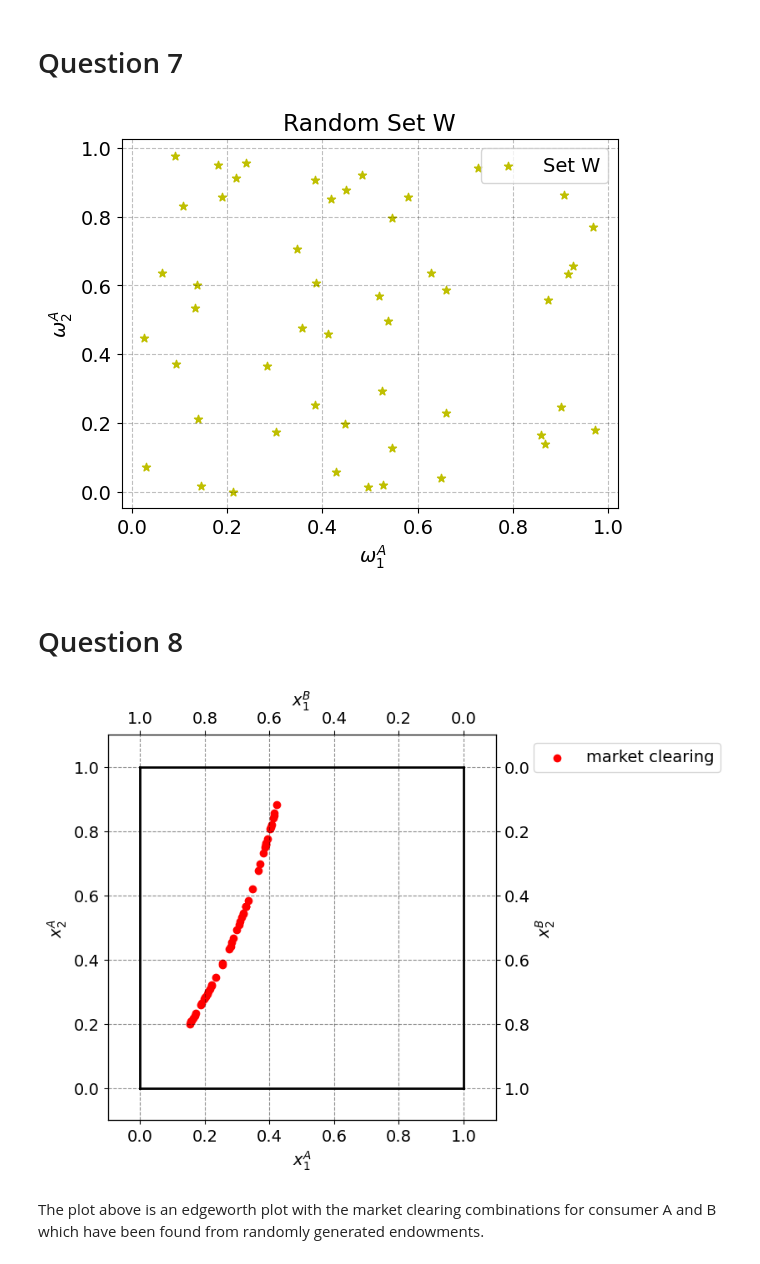
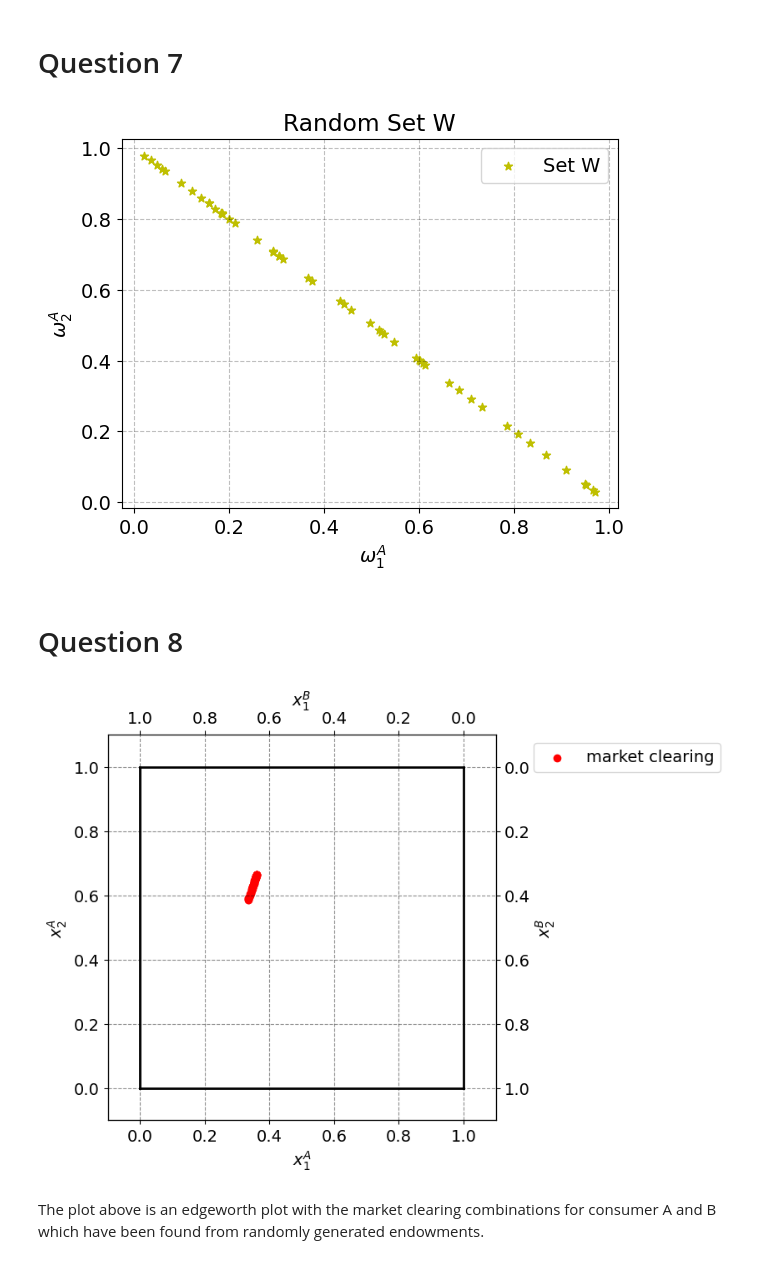
Before and after one commit to sgv491/projects-2024-Bertil-Nikoline-Victor, a Jupyter notebook: inauguralproject/InauguralProject2024.ipynb, the cells around one changed output. Cells and saved outputs as stored; diff of their text form; code cells hidden in the pictures.

```diff
--- a/inauguralproject/InauguralProject2024.ipynb
+++ b/inauguralproject/InauguralProject2024.ipynb
@@ -347,25 +347,33 @@ We can also see that the allocations for question 5a and 5b
 # Question 7
 # %%
 # 1. Set seed for reproducibility
-np.random.seed(888)
+np.random.seed(42)
 
 # 2. Generate 50 random elements for W
 num_elements = 50
-W = np.random.rand(num_elements, 2)
+random_np = np.random.rand(num_elements, 1)
+random_list = random_np.tolist()
 
-# 3. Plot the set W
-plt.scatter(W[:, 0], W[:, 1], label='Set W', marker='*', color='y')
+# 3. Creating the list W with endowments
+W = [(x[0], 1 - x[0]) for x in random_list]
 
-# 4. Add labels and legend
+# 4. Seperating the list with touples so it can be plotted
+w1_endowment = [x[0] for x in W]
+w2_endowment = [x[1] for x in W]
+
+# 5. Plot the set W
+plt.scatter(w1_endowment, w2_endowment, label='Set W', marker='*', color='y')
+
+# 6. Add labels and legend
 plt.xlabel(' $ \omega_{1}^{A} $')
 plt.ylabel('$ \omega_{2}^{A} $')
 plt.title('Random Set W')
 plt.legend()
 
-# 5. Show the plot
+# 7. Show the plot
 plt.show()
 # %% [output]
-[figure, old version]
+[figure, new version]
 # %% [markdown]
 # Question 8
 # %%
@@ -380,7 +388,7 @@ for endowment in W:
 
     # 3.1 Setting the endowments in the model
     model.par.w1A = endowment[0]
-    model.par.w1A = endowment[1]
+    model.par.w2A = endowment[1]
 
     # 3.2 Calling the custom implemented find_market_clearing function
     (price, x1A, x2A, x1B, x2B) = model.find_market_clearing()
@@ -401,6 +409,6 @@ x2A_8 = [x[1] for x in market_clearing_combinations]
 edgeworth_plot_8.scatter(x1A_8, x2A_8, marker='o', color='red', label='market clearing')
 edgeworth_plot_8.legend(frameon=True,loc='upper right',bbox_to_anchor=(1.6,1.0));
 # %% [output]
-[figure, old version]
+[figure, new version]
 # %% [markdown]
 The plot above is an edgeworth plot with the market clearing combinations for consumer A and B which have been found from randomly generated endowments.
```
Also changed, not shown: 1 other file.
